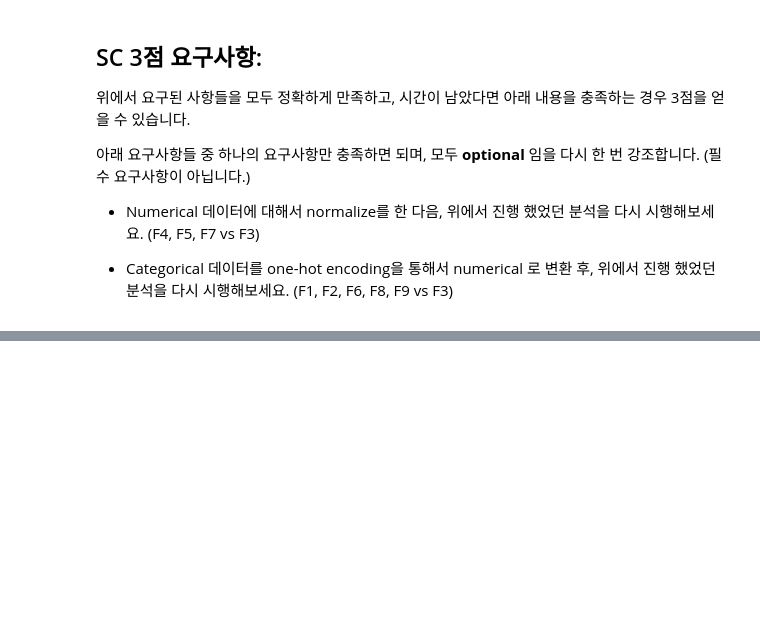
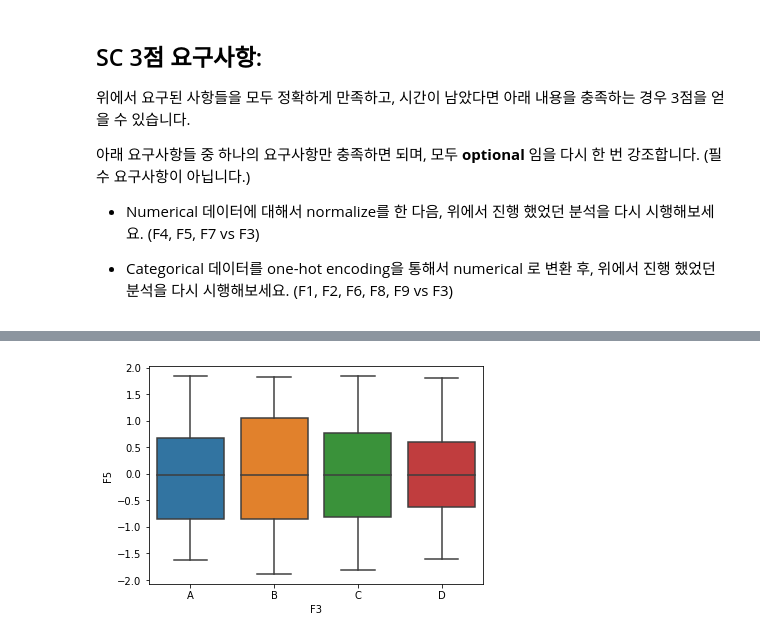
Before and after one commit to KyungRyeolBaek/study, a Jupyter notebook: ai03_sc12x_백경렬_2차.ipynb, the cells around one changed output, grey strips where cells are left out. Saved outputs shown, nothing was run; the diff lists cells and outputs as text; code cells hidden in the pictures; blank space fills up the shorter version.

```diff
--- a/ai03_sc12x_백경렬_2차.ipynb
+++ b/ai03_sc12x_백경렬_2차.ipynb
@@ -419,0 +464,4 @@ F3, F7 p-value = 0.96403  -> 가장 무의미한 feature
+# %%
+sns.boxplot(x = 'F3', y = 'F5', data = df_sc);
+# %% [output]
+[figure, added]
```
Also changed, not shown: parts of 12 cells of this notebook.
